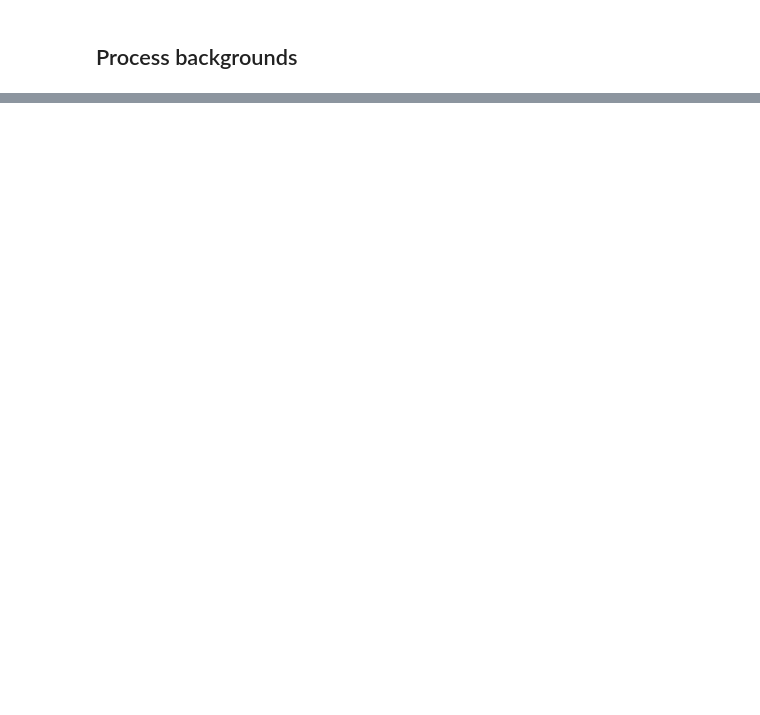
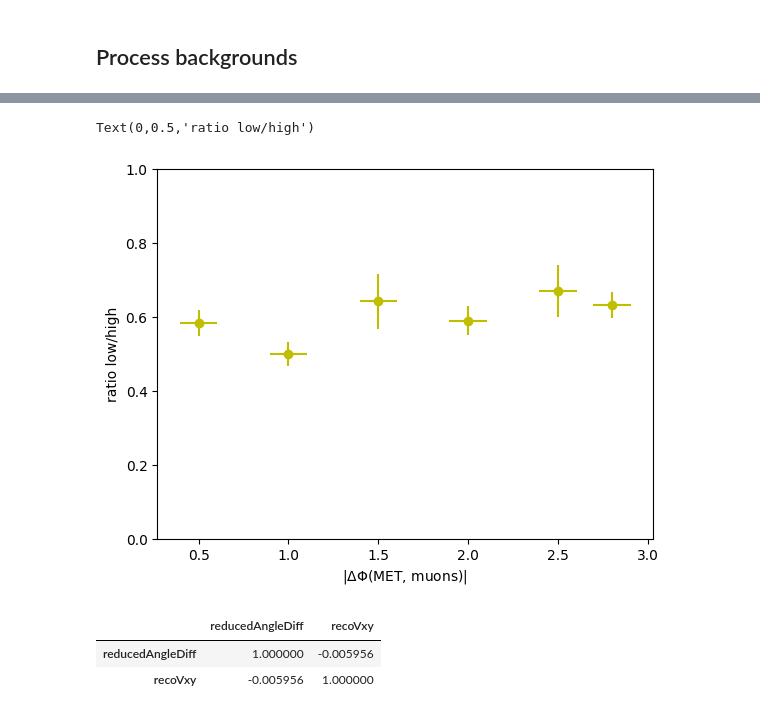
Before and after one commit to afrankenthal/iDM-analysis-plotting, a Jupyter notebook: QCDCorrelationStudies.ipynb, the cells around one changed output, grey strips where cells are left out. Saved outputs shown, nothing was run; the diff lists cells and outputs as text; code cells hidden in the pictures; blank space fills up the shorter version.

Commit message:
Updated QCDCorrelationStudies, with slicing method to estimate correlation and Pearson corr. coeff.

```diff
--- a/QCDCorrelationStudies.ipynb
+++ b/QCDCorrelationStudies.ipynb
@@ -449,0 +390,18 @@ axes2[0,1].legend(loc=(1.1,-0.55));
+# %%
+YSliceVals = [0.5,1.0,1.5,2.0,2.5,2.8]
+XDivVal = 10
+ratio, err = calc_ratio_slices([total_hist, current_hist[0][1], current_hist[0][2], total_wgt_sqrd], YSliceVals, XDivVal, 'vertical')
+
+plt.errorbar(YSliceVals, ratio, xerr=[np.diff(current_hist[0][1][0:2])]*len(ratio), yerr=err, fmt='yo')
+plt.ylim([0.0,1.0])
+plt.xlabel(r'|$\Delta\Phi$(MET, muons)|')
+plt.ylabel("ratio low/high")
+# %% [output]
+Text(0,0.5,'ratio low/high')
+[figure, added]
+# %%
+total_df[['reducedAngleDiff','recoVxy']].corr()
+# %% [output]
+|  | reducedAngleDiff | recoVxy |
+| reducedAngleDiff | 1.000000 | -0.005956 |
+| recoVxy | -0.005956 | 1.000000 |
```
Also changed, not shown: parts of 46 cells of this notebook.
